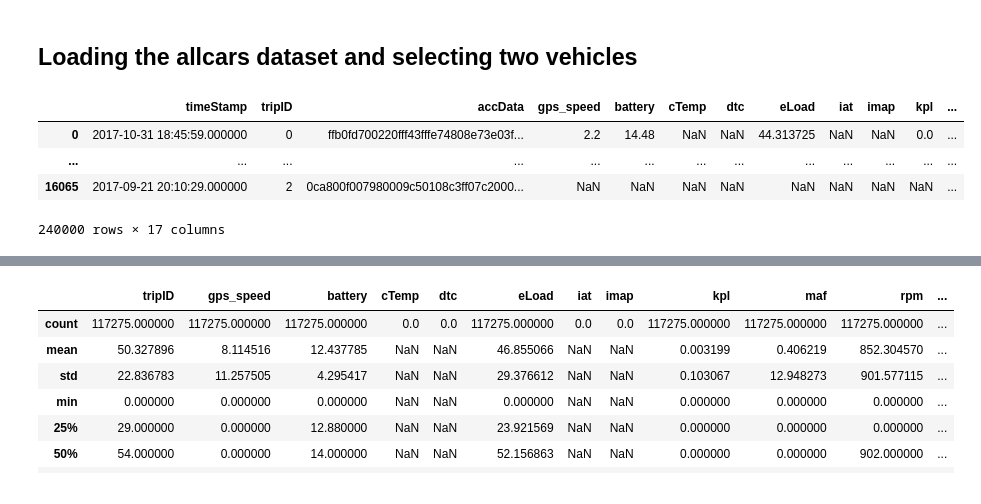
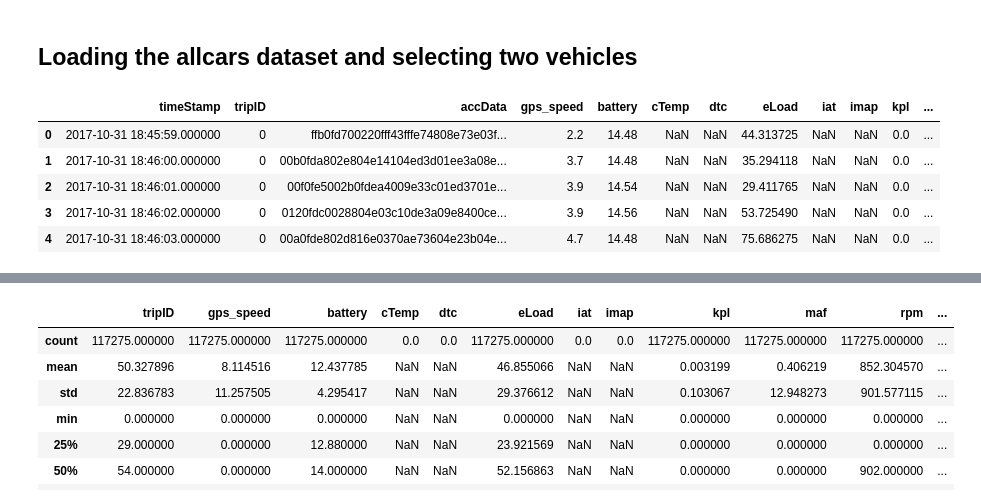
Before and after one commit to noshaq/Vehicle_remote_sensing, a Jupyter notebook: allcars_exploratory.ipynb, the cells around one changed output, grey strips where cells are left out. Cells and saved outputs as stored; diff of their text form; code cells hidden in the pictures.

```diff
--- a/allcars_exploratory.ipynb
+++ b/allcars_exploratory.ipynb
@@ -20,12 +20,12 @@ import patsy
 # %% [markdown]
 ## Loading the allcars dataset and selecting two vehicles
 # %%
-set_option('display.max_rows', 2)
-data = pd.read_csv('allcars.csv', nrows = 240000, index_col=0)
-data
+data = pd.read_csv('allcars.csv',nrows = 240000, index_col=0)
+data.head()
 # %% [output]
 |  | timeStamp | tripID | accData | gps_speed | battery | cTemp | dtc | eLoad | iat | imap | kpl | ... |
 | 0 | 2017-10-31 18:45:59.000000 | 0 | ffb0fd700220fff43fffe74808e73e03f... | 2.2 | 14.48 | NaN | NaN | 44.313725 | NaN | NaN | 0.0 | ... |
-| ... | ... | ... | ... | ... | ... | ... | ... | ... | ... | ... | ... | ... |
-| 16065 | 2017-09-21 20:10:29.000000 | 2 | 0ca800f007980009c50108c3ff07c2000... | NaN | NaN | NaN | NaN | NaN | NaN | NaN | NaN | ... |
+| 1 | 2017-10-31 18:46:00.000000 | 0 | 00b0fda802e804e14104ed3d01ee3a08e... | 3.7 | 14.48 | NaN | NaN | 35.294118 | NaN | NaN | 0.0 | ... |
+| 2 | 2017-10-31 18:46:01.000000 | 0 | 00f0fe5002b0fdea4009e33c01ed3701e... | 3.9 | 14.54 | NaN | NaN | 29.411765 | NaN | NaN | 0.0 | ... |
+| 3 | 2017-10-31 18:46:02.000000 | 0 | 0120fdc0028804e03c10de3a09e8400ce... | 3.9 | 14.56 | NaN | NaN | 53.725490 | NaN | NaN | 0.0 | ... |
+| 4 | 2017-10-31 18:46:03.000000 | 0 | 00a0fde802d816e0370ae73604e23b04e... | 4.7 | 14.48 | NaN | NaN | 75.686275 | NaN | NaN | 0.0 | ... |
-240000 rows × 17 columns
```
Also changed, not shown: parts of 27 cells of this notebook, 3 other files.
